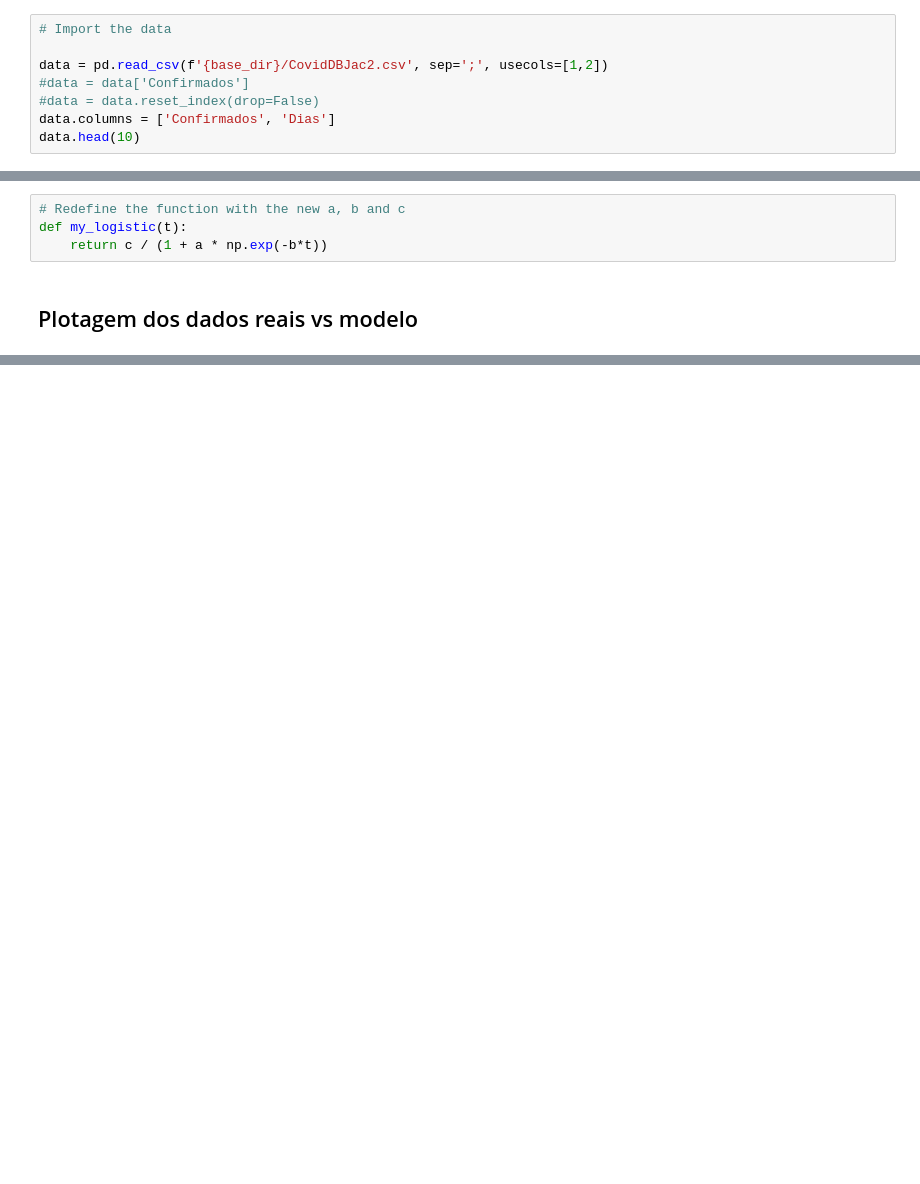
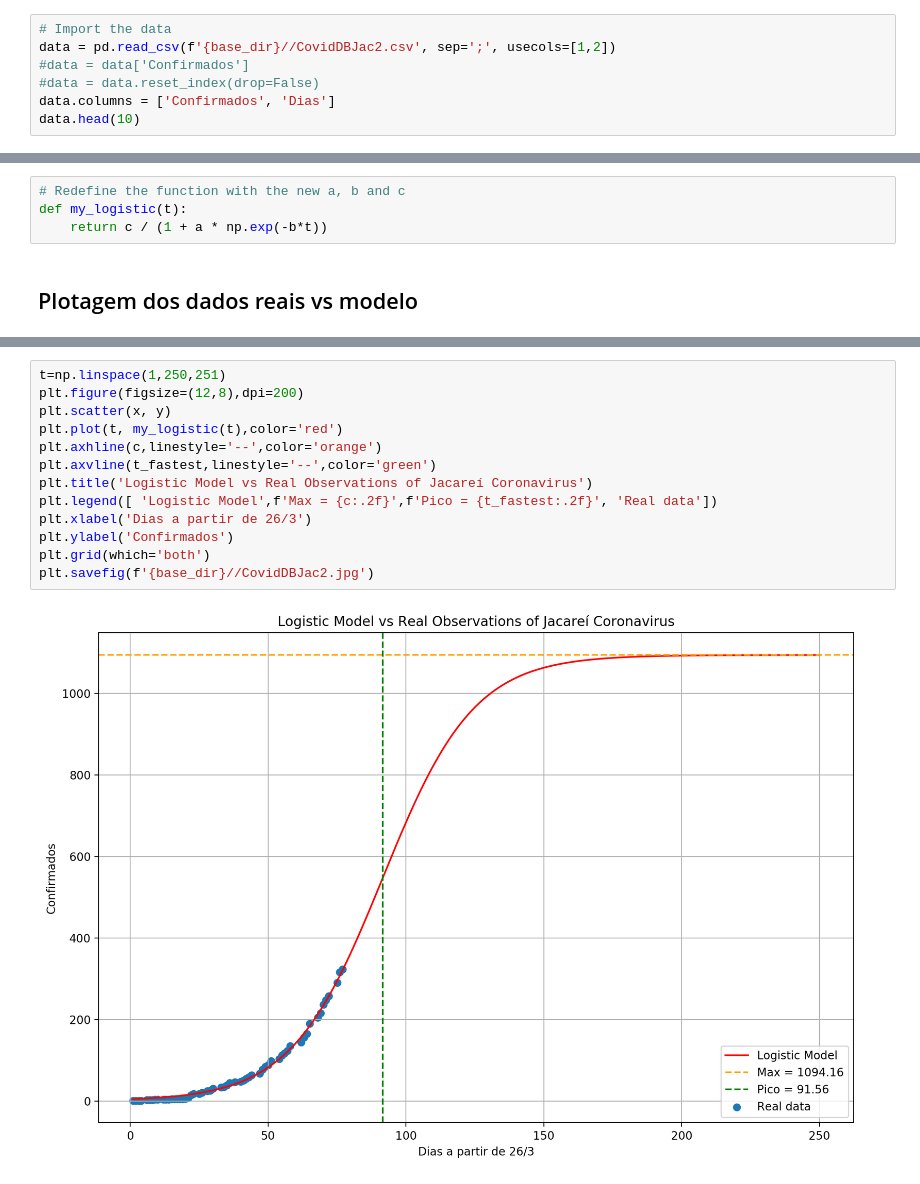
Before and after one commit to gpascanio/Covid19Jac, a Jupyter notebook: CovidJac.ipynb, the cells around one changed output, grey strips where cells are left out. Cells and saved outputs as stored; diff of their text form; blank space fills up the shorter version.

```diff
--- a/CovidJac.ipynb
+++ b/CovidJac.ipynb
@@ -54,7 +54,6 @@ base_dir = os.getcwd()
 # %%
 # Import the data
-
-data = pd.read_csv(f'{base_dir}/CovidDBJac2.csv', sep=';', usecols=[1,2])
+data = pd.read_csv(f'{base_dir}//CovidDBJac2.csv', sep=';', usecols=[1,2])
 #data = data['Confirmados']
 #data = data.reset_index(drop=False)
 data.columns = ['Confirmados', 'Dias']
@@ -150,0 +153,15 @@ R² do modelo matemático:  0.9964389201591975
+# %%
+t=np.linspace(1,250,251)
+plt.figure(figsize=(12,8),dpi=200)
+plt.scatter(x, y)
+plt.plot(t, my_logistic(t),color='red')
+plt.axhline(c,linestyle='--',color='orange')
+plt.axvline(t_fastest,linestyle='--',color='green')
+plt.title('Logistic Model vs Real Observations of Jacareí Coronavirus')
+plt.legend([ 'Logistic Model',f'Max = {c:.2f}',f'Pico = {t_fastest:.2f}', 'Real data'])
+plt.xlabel('Dias a partir de 26/3')
+plt.ylabel('Confirmados')
+plt.grid(which='both')
+plt.savefig(f'{base_dir}//CovidDBJac2.jpg')
+# %% [output]
+[figure, added]
```
Also changed, not shown: parts of 11 cells of this notebook.
